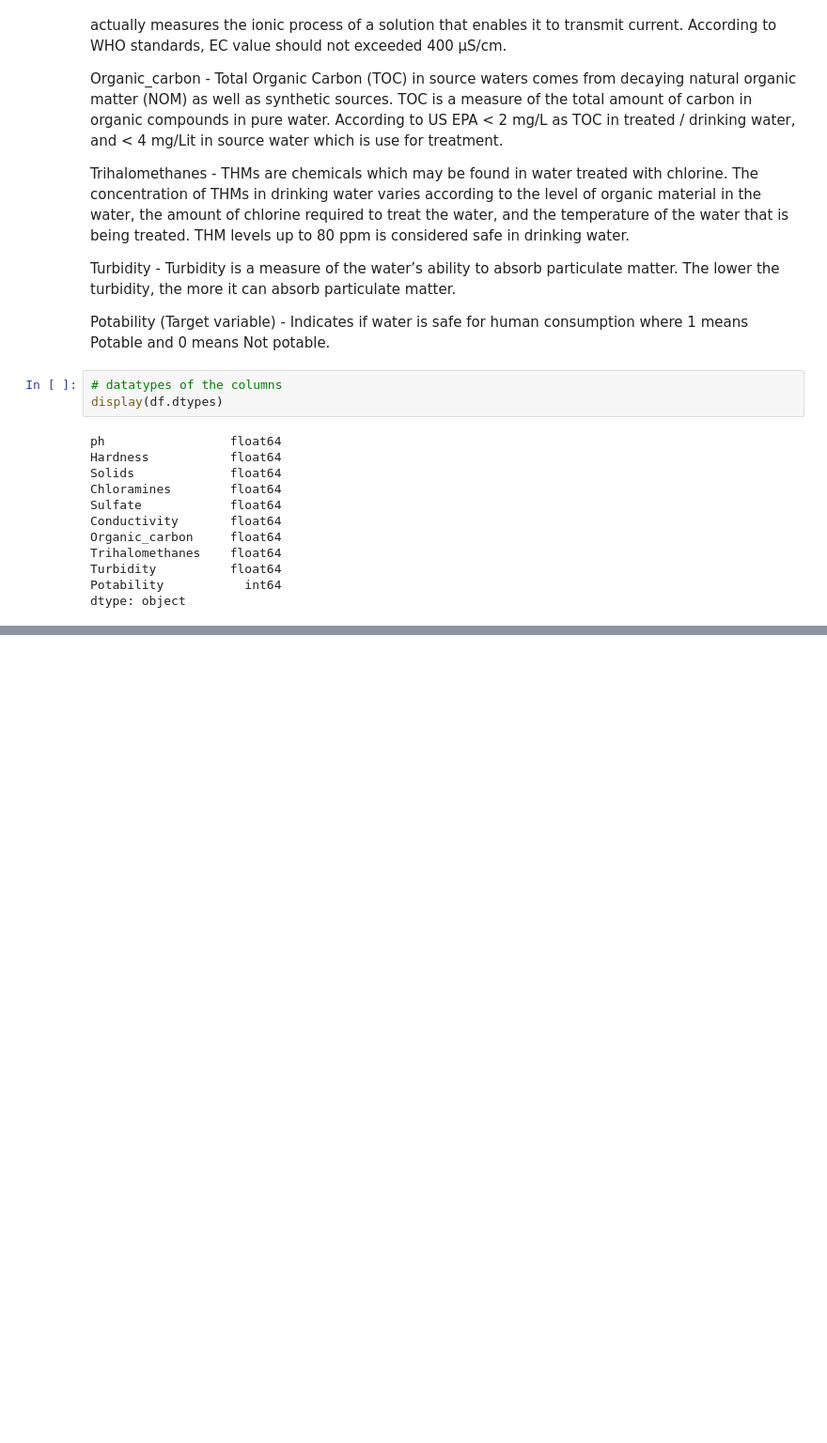
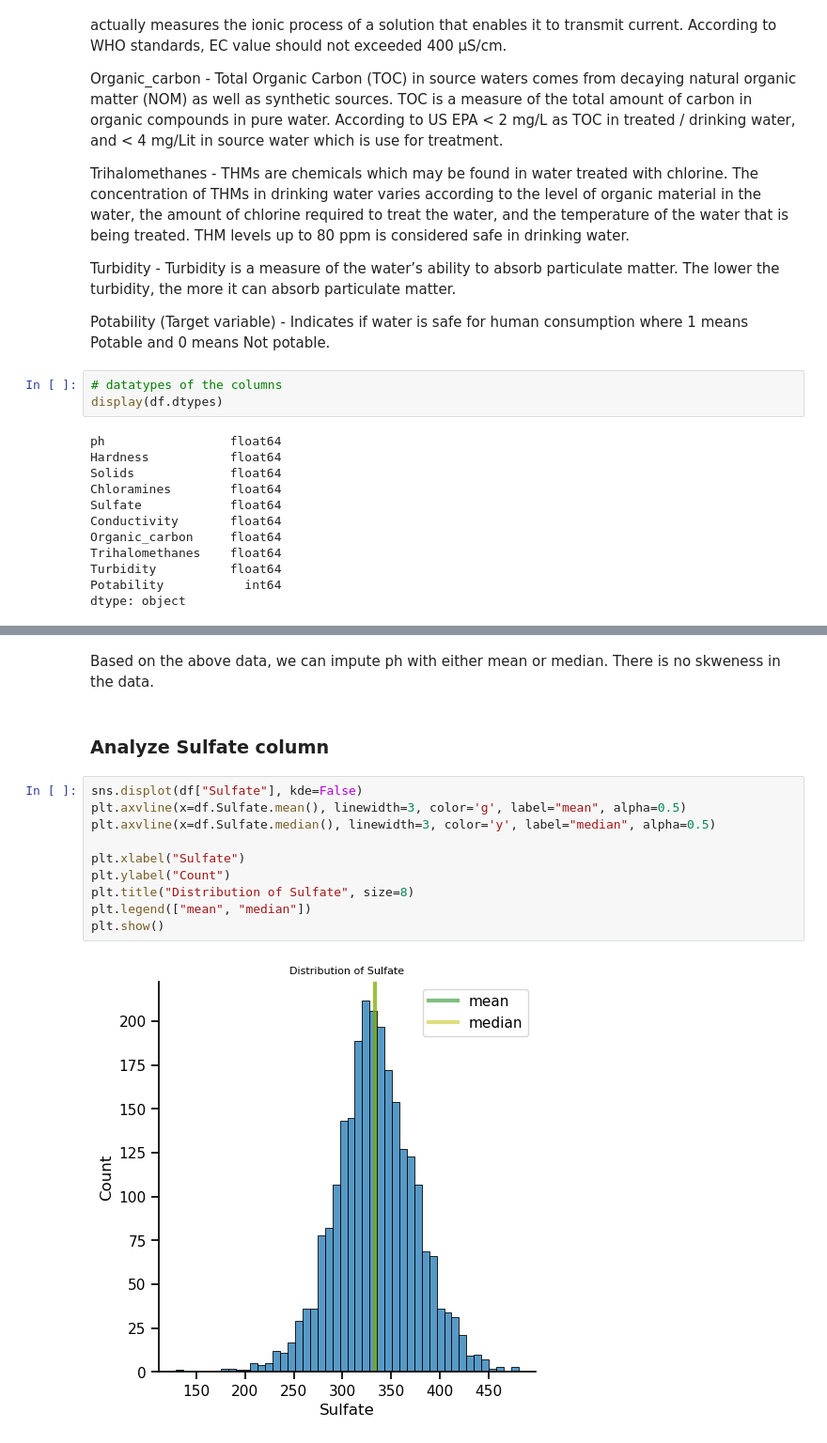
Before and after one commit to mohameddhameem/IBM-Machine-Learning, a Jupyter notebook: Exploratory Data Analysis for Machine Learning/Final_Assignment.ipynb, the cells around one changed output, grey strips where cells are left out. Shown at 94% size. Saved outputs shown, nothing was run; the diff lists cells and outputs as text; blank space fills up the shorter version.

```diff
--- a/Exploratory Data Analysis for Machine Learning/Final_Assignment.ipynb
+++ b/Exploratory Data Analysis for Machine Learning/Final_Assignment.ipynb
@@ -89,0 +128,16 @@ df.describe()
+# %% [markdown]
+ Based on the above data, we can impute ph with either mean or median. There is no skweness in the data.
+# %% [markdown]
+### Analyze Sulfate column
+# %%
+sns.displot(df["Sulfate"], kde=False)
+plt.axvline(x=df.Sulfate.mean(), linewidth=3, color='g', label="mean", alpha=0.5)
+plt.axvline(x=df.Sulfate.median(), linewidth=3, color='y', label="median", alpha=0.5)
+
+plt.xlabel("Sulfate")
+plt.ylabel("Count")
+plt.title("Distribution of Sulfate", size=8)
+plt.legend(["mean", "median"])
+plt.show()
+# %% [output]
+[figure, added]
```
Also changed, not shown: parts of 14 cells of this notebook.
